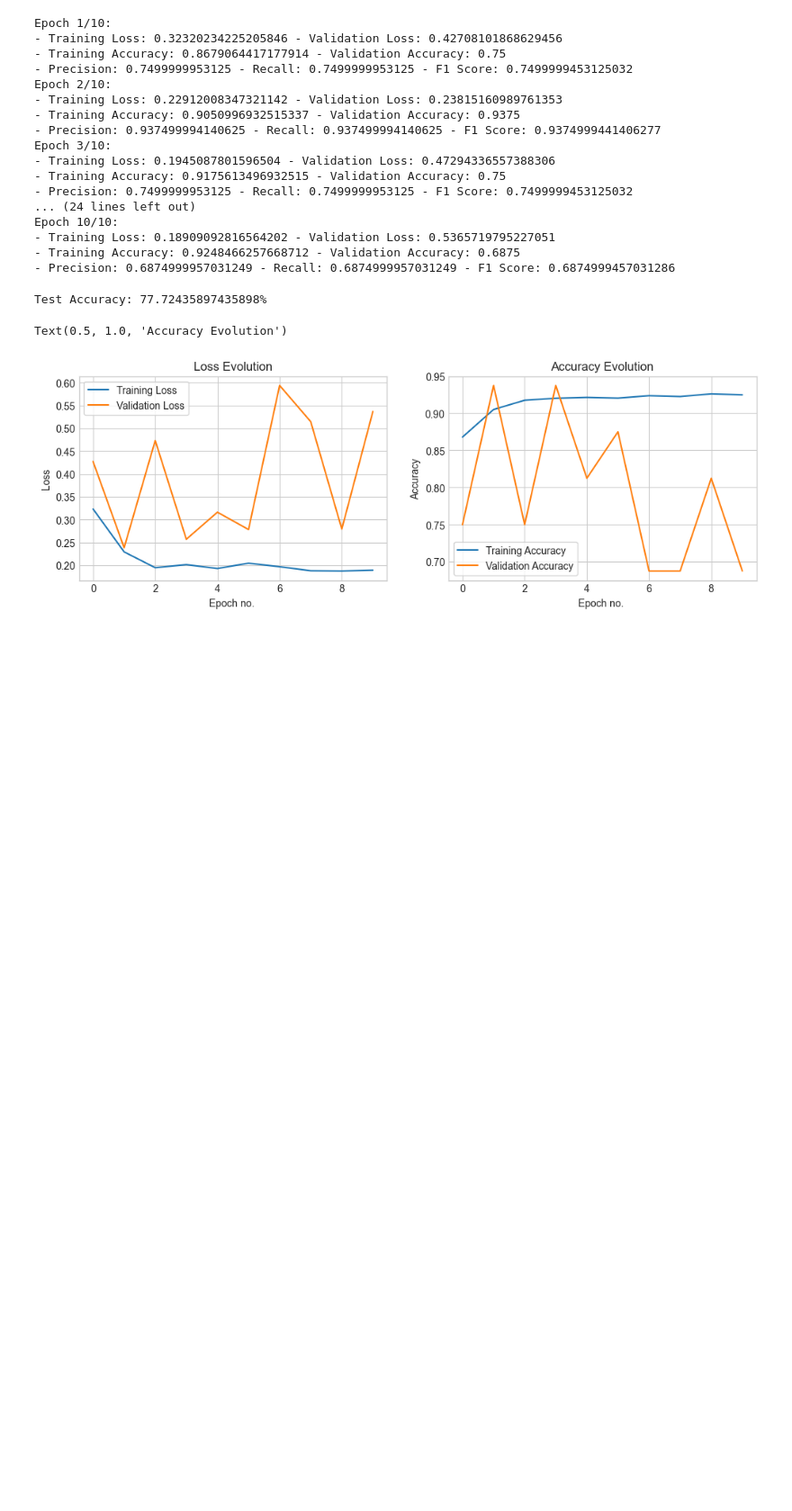
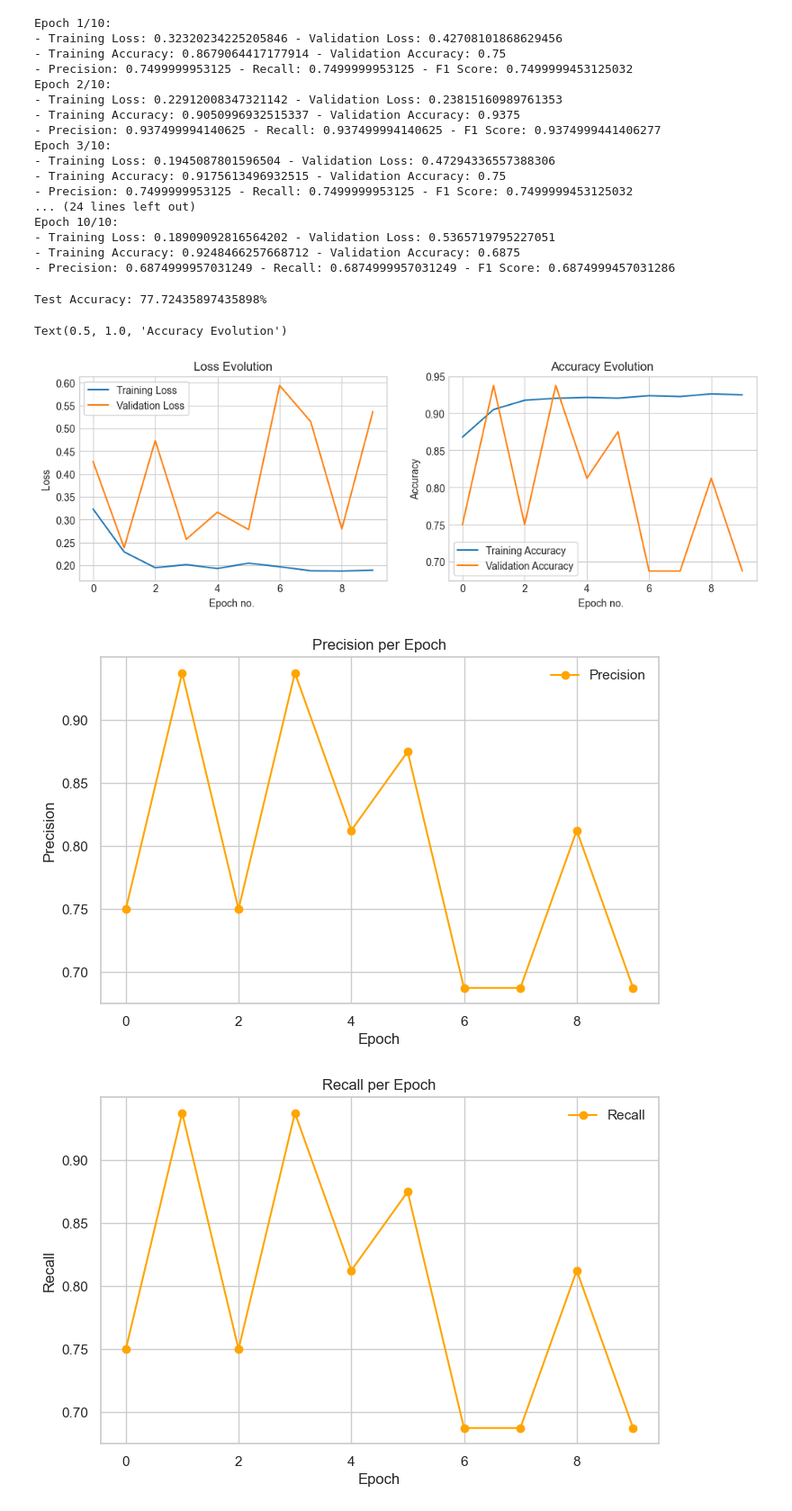
Before and after one commit to LeLoc-126/Pneumonia_detect, a Jupyter notebook: pneumonia_detect.ipynb, the cells around one changed output. Shown at 90% size. Saved outputs shown, nothing was run; the diff lists cells and outputs as text; code cells hidden in the pictures; blank space fills up the shorter version.

Commit message:
Now has PRC, REC, F1 plots

```diff
--- a/pneumonia_detect.ipynb
+++ b/pneumonia_detect.ipynb
@@ -339,3 +338,36 @@ plt.title('Accuracy Evolution')
 # %% [output]
 Text(0.5, 1.0, 'Accuracy Evolution')
 [figure]
+# %%
+# Set the style to match the uploaded image style
+sns.set(style="whitegrid")
+
+# Plot Precision per Epoch with markers
+plt.figure(figsize=(8, 5))
+plt.plot(precision, 'orange', marker='o', label='Precision')
+plt.title('Precision per Epoch')
+plt.xlabel('Epoch')
+plt.ylabel('Precision')
+plt.legend()
+plt.show()
+
+# Plot Recall per Epoch with markers
+plt.figure(figsize=(8, 5))
+plt.plot(recall, 'orange', marker='o', label='Recall')
+plt.title('Recall per Epoch')
+plt.xlabel('Epoch')
+plt.ylabel('Recall')
+plt.legend()
+plt.show()
+
+# Plot F1 Score per Epoch with markers
+plt.figure(figsize=(8, 5))
+plt.plot(f1_score, 'orange', marker='o', label='F1 Score')
+plt.title('F1 Score per Epoch')
+plt.xlabel('Epoch')
+plt.ylabel('F1 Score')
+plt.legend()
+plt.show()
+# %% [output]
+[figure, added]
+[figure, added]
```
Also changed, not shown: parts of 2 cells of this notebook.
